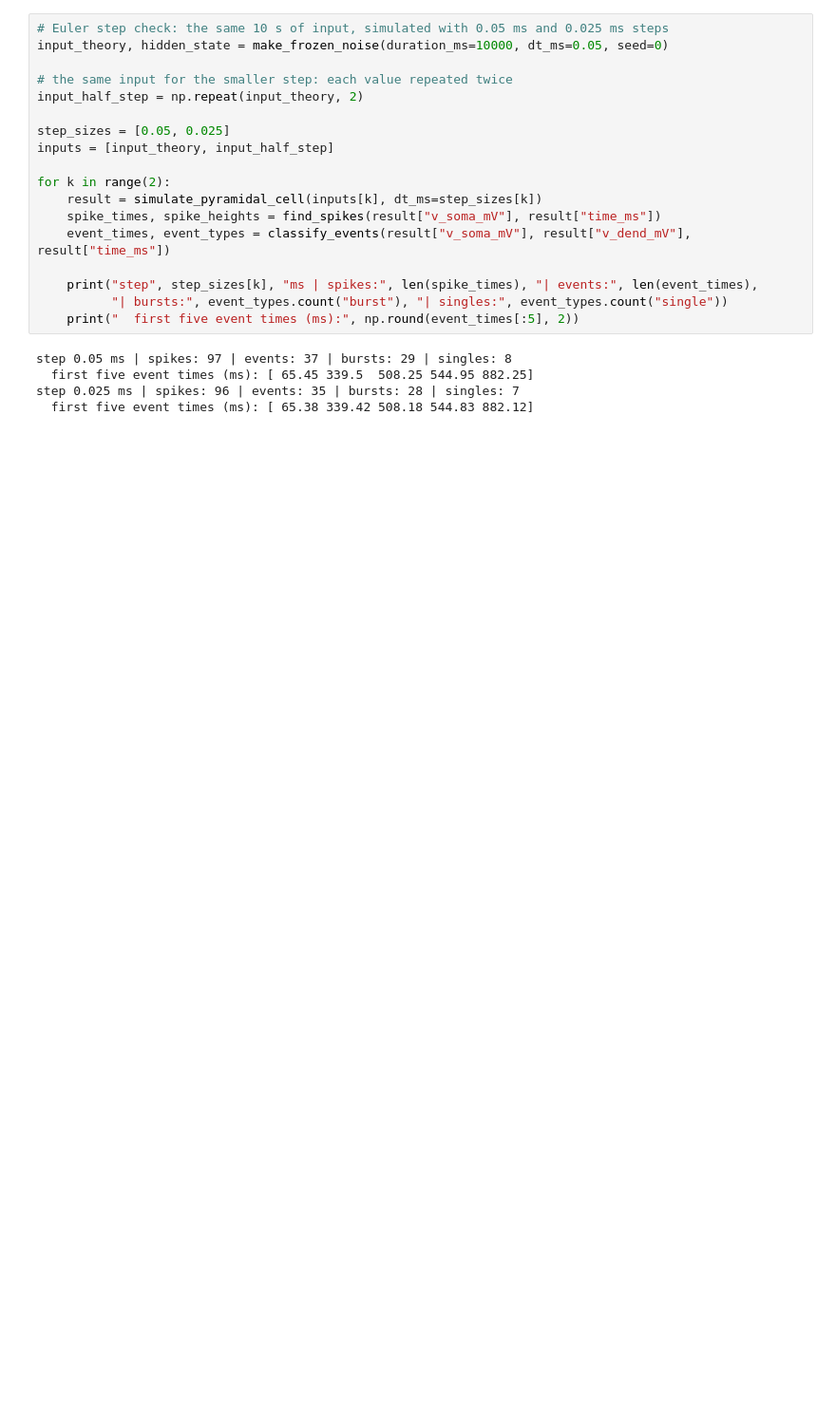
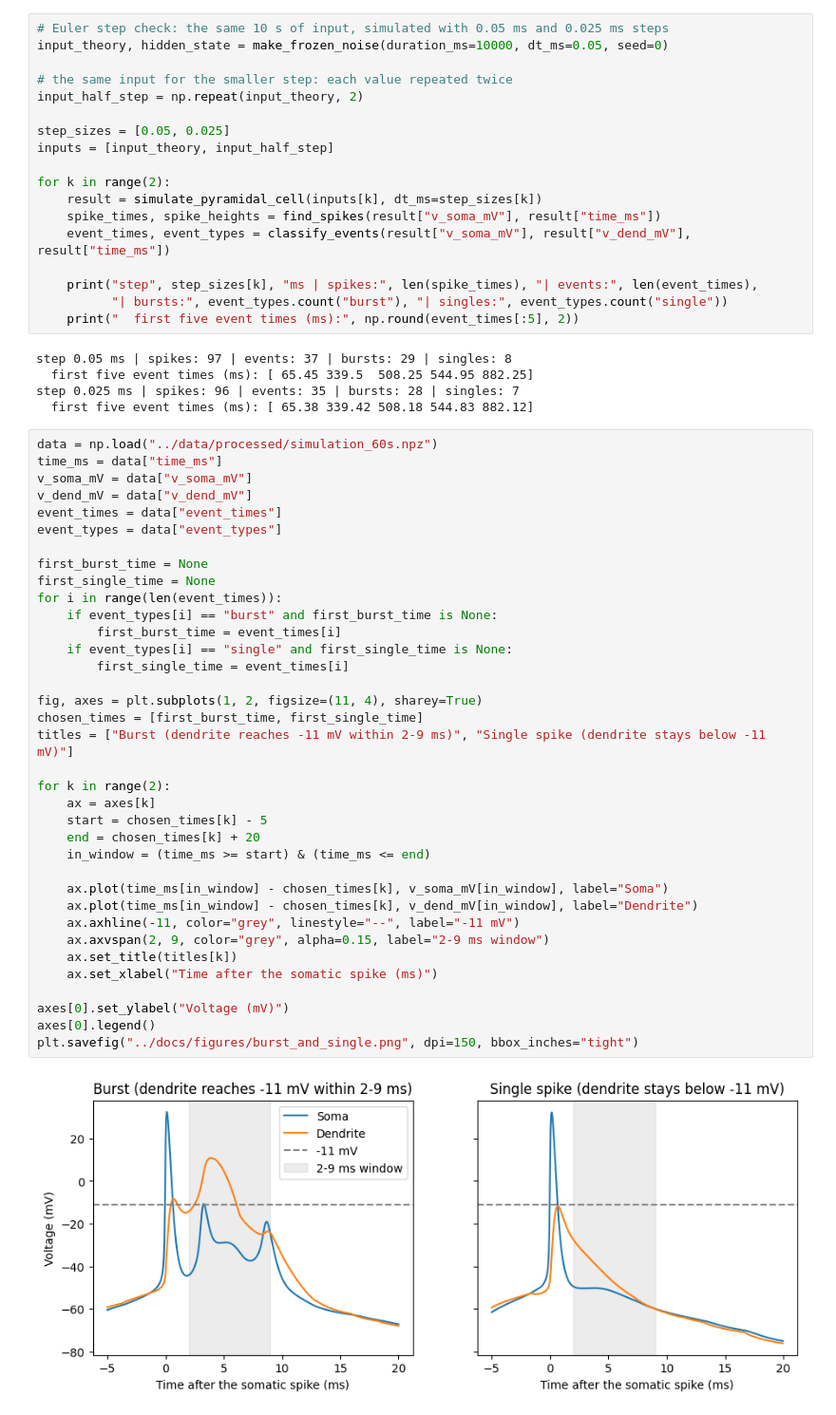
Before and after one commit to Parineeta98/Neural_Recording_Chain, a Jupyter notebook: notebooks/02_pyramidal_cell.ipynb, the cells around one changed output. Shown at 95% size. Drawn from its saved outputs; the diff is of its cells as text; blank space fills up the shorter version.

```diff
--- a/notebooks/02_pyramidal_cell.ipynb
+++ b/notebooks/02_pyramidal_cell.ipynb
@@ -152,3 +151,41 @@ step 0.05 ms | spikes: 97 | events: 37 | bursts: 29 | singles: 8
   first five event times (ms): [ 65.45 339.5  508.25 544.95 882.25]
 step 0.025 ms | spikes: 96 | events: 35 | bursts: 28 | singles: 7
   first five event times (ms): [ 65.38 339.42 508.18 544.83 882.12]
+# %%
+data = np.load("../data/processed/simulation_60s.npz")
+time_ms = data["time_ms"]
+v_soma_mV = data["v_soma_mV"]
+v_dend_mV = data["v_dend_mV"]
+event_times = data["event_times"]
+event_types = data["event_types"]
+
+first_burst_time = None
+first_single_time = None
+for i in range(len(event_times)):
+    if event_types[i] == "burst" and first_burst_time is None:
+        first_burst_time = event_times[i]
+    if event_types[i] == "single" and first_single_time is None:
+        first_single_time = event_times[i]
+
+fig, axes = plt.subplots(1, 2, figsize=(11, 4), sharey=True)
+chosen_times = [first_burst_time, first_single_time]
+titles = ["Burst (dendrite reaches -11 mV within 2-9 ms)", "Single spike (dendrite stays below -11 mV)"]
+
+for k in range(2):
+    ax = axes[k]
+    start = chosen_times[k] - 5
+    end = chosen_times[k] + 20
+    in_window = (time_ms >= start) & (time_ms <= end)
+
+    ax.plot(time_ms[in_window] - chosen_times[k], v_soma_mV[in_window], label="Soma")
+    ax.plot(time_ms[in_window] - chosen_times[k], v_dend_mV[in_window], label="Dendrite")
+    ax.axhline(-11, color="grey", linestyle="--", label="-11 mV")
+    ax.axvspan(2, 9, color="grey", alpha=0.15, label="2-9 ms window")
+    ax.set_title(titles[k])
+    ax.set_xlabel("Time after the somatic spike (ms)")
+
+axes[0].set_ylabel("Voltage (mV)")
+axes[0].legend()
+plt.savefig("../docs/figures/burst_and_single.png", dpi=150, bbox_inches="tight")
+# %% [output]
+[figure, added]
```
Also changed, not shown: parts of 5 cells of this notebook, 9 other files.
